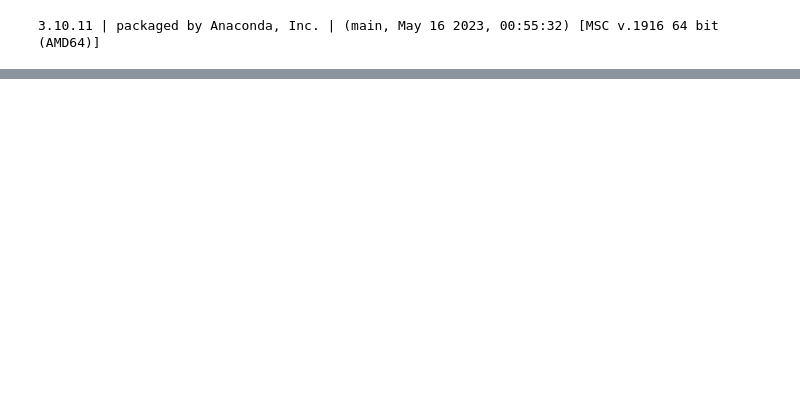
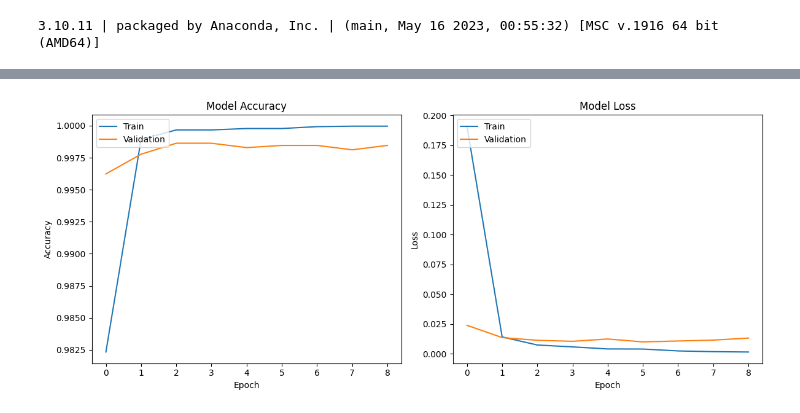
Before and after one commit to uditdagar/fake-news-classifier, a Jupyter notebook: modle.ipynb, the cells around one changed output, grey strips where cells are left out. Cells and saved outputs as stored; diff of their text form; code cells hidden in the pictures; blank space fills up the shorter version.

Commit message:
updated model

```diff
--- a/modle.ipynb
+++ b/modle.ipynb
@@ -129,0 +303,22 @@ print("\nData preparation complete!")
+# %%
+early_stopping = EarlyStopping(monitor='val_loss',
+                              patience=3,
+                              restore_best_weights=True)
+
+model_checkpoint = ModelCheckpoint('best_model.h5',
+                                 monitor='val_accuracy',
+                                 save_best_only=True,
+                                 mode='max')
+# %%
+history = model.fit(
+    x={'text_input': X_train_pad, 'tfidf_input': X_train_tfidf_dense},
+    y=y_train,
+    validation_data=(
+        {'text_input': X_val_pad, 'tfidf_input': X_val_tfidf_dense},
+        y_val
+    ),
+    epochs=15,
+    batch_size=64,
+    callbacks=[early_stopping, model_checkpoint],
+    verbose=1
+)
@@ -129,0 +350,22 @@ print("\nData preparation complete!")
+# %%
+plt.figure(figsize=(12, 5))
+plt.subplot(1, 2, 1)
+plt.plot(history.history['accuracy'])
+plt.plot(history.history['val_accuracy'])
+plt.title('Model Accuracy')
+plt.ylabel('Accuracy')
+plt.xlabel('Epoch')
+plt.legend(['Train', 'Validation'], loc='upper left')
+
+plt.subplot(1, 2, 2)
+plt.plot(history.history['loss'])
+plt.plot(history.history['val_loss'])
+plt.title('Model Loss')
+plt.ylabel('Loss')
+plt.xlabel('Epoch')
+plt.legend(['Train', 'Validation'], loc='upper left')
+
+plt.tight_layout()
+plt.show()
+# %% [output]
+[figure, added]
```
Also changed, not shown: parts of 19 cells of this notebook.
